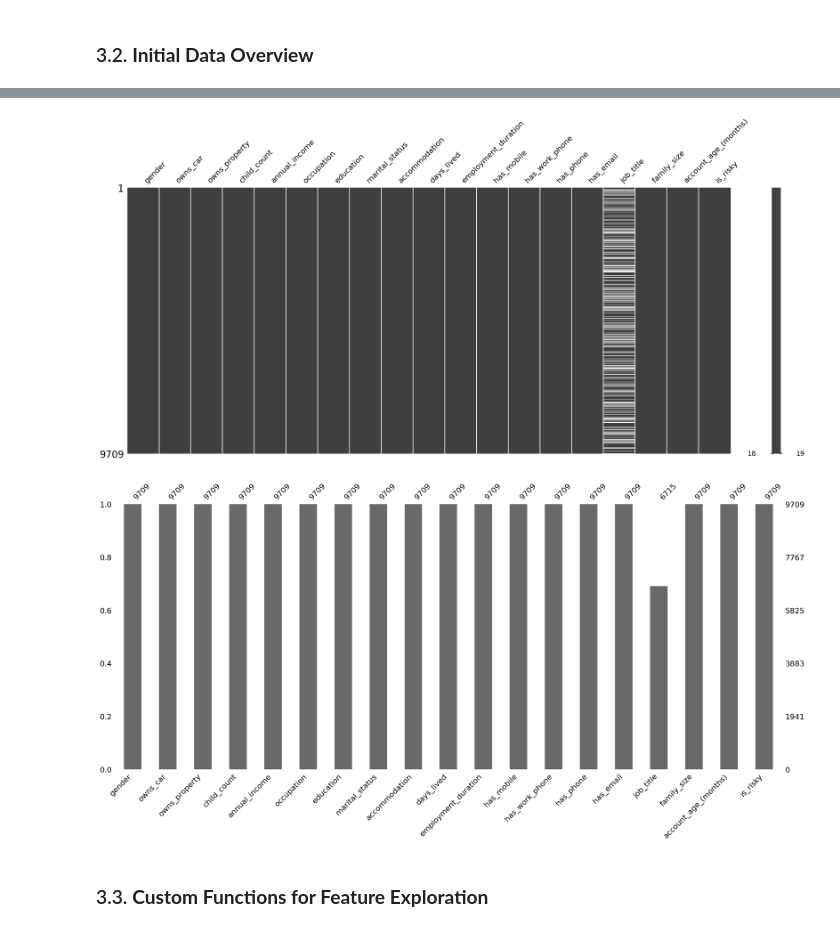
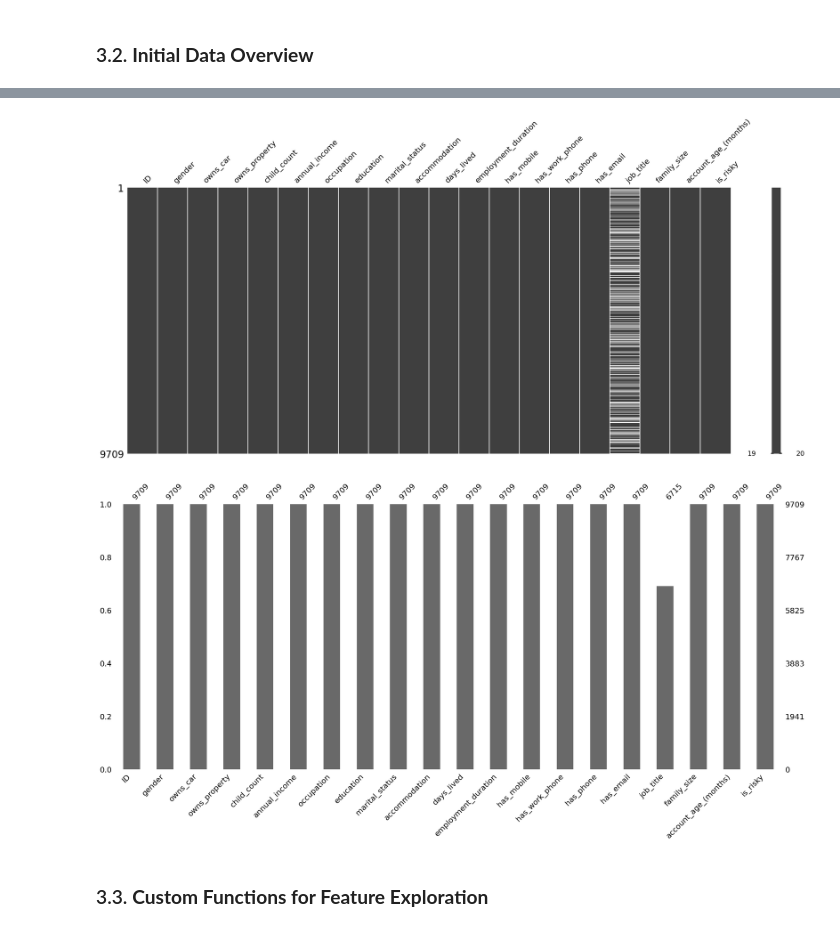
Before and after one commit to himaanssu/Credit_Card_Approval_Prediction, a Jupyter notebook: project.ipynb, the cells around one changed output, grey strips where cells are left out. Drawn from its saved outputs; the diff is of its cells as text; code cells hidden in the pictures.

```diff
--- a/project.ipynb
+++ b/project.ipynb
@@ -136,13 +133,13 @@ final_df.describe()
 # %%
-msno.matrix(final_df)
+msno.matrix(cc_application_df)
 plt.show()
 # %% [output]
-[figure, old version]
+[figure, new version]
 # %%
-msno.bar(final_df)
+msno.bar(cc_application_df)
 plt.show()
 # %% [output]
-[figure, old version]
+[figure, new version]
 # %% [markdown]
 ### 3.3. **Custom Functions for Feature Exploration**
 # %%
```
Also changed, not shown: parts of 9 cells of this notebook.
